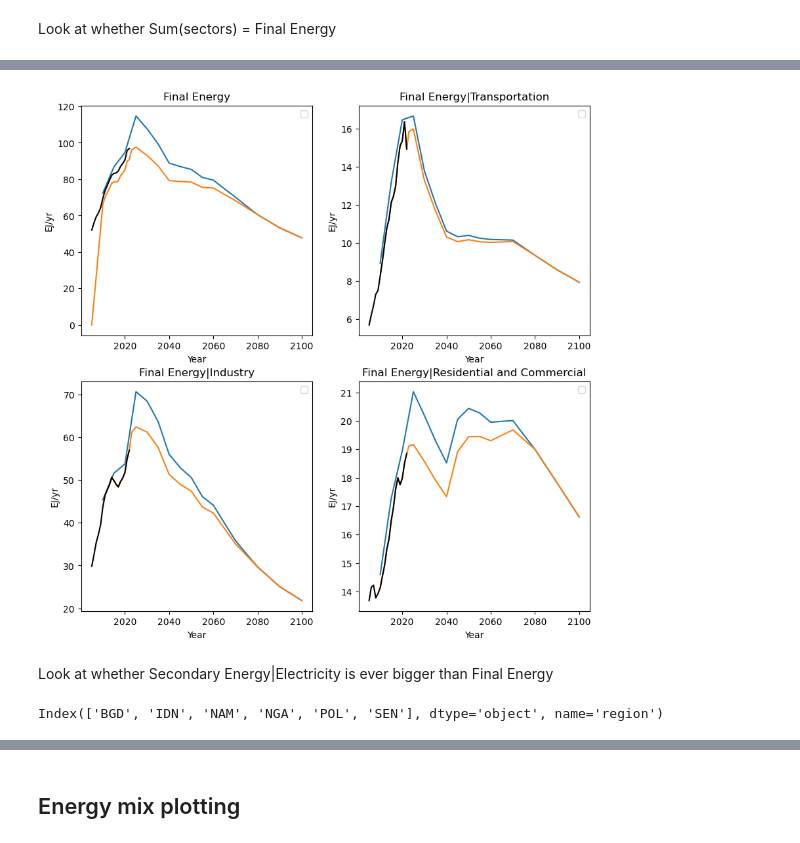
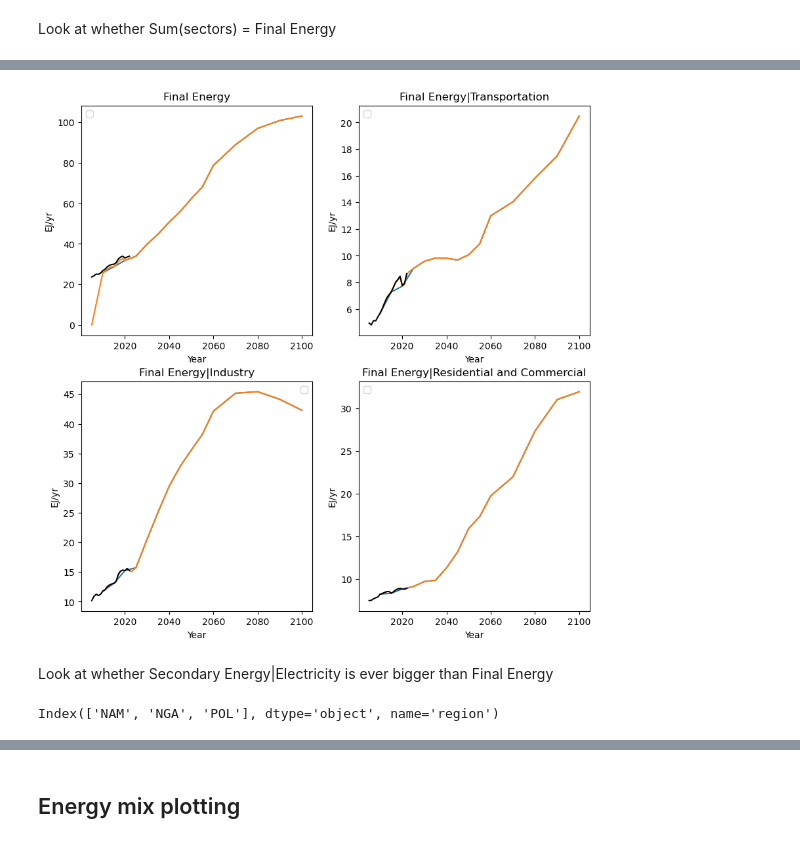
Before and after one commit to fabiosferra/DSCALE, a Jupyter notebook: notebook/explore_enduse.ipynb, the cells around one changed output, grey strips where cells are left out. Saved outputs shown, nothing was run; the diff lists cells and outputs as text; code cells hidden in the pictures.

Commit message:
explore results nbs

```diff
--- a/notebook/explore_enduse.ipynb
+++ b/notebook/explore_enduse.ipynb
@@ -107,6 +108,6 @@ npe_siamese = pyam.IamDataFrame(NPE_PATH / '3_Data/results_v12/siamese.csv')
 # %% [markdown]
 Load up DSCALE results
 # %%
-dscale_results = pyam.IamDataFrame(f'../results/5_Explorer_and_New_Variables/{dscale_project}/{dscale_suffix}/REMIND 3.4_2022_harmo_step5h_hydrogen.csv')
+dscale_results = pyam.IamDataFrame(f'../results/5_Explorer_and_New_Variables/{dscale_project}/{dscale_suffix}/REMIND 3.4_2023_harmo_step5h_hydrogen.csv')
 # dscale_results = pyam.IamDataFrame(f'../results/5_Explorer_and_New_Variables/{dscale_project}/{dscale_suffix}/REMIND 3.4_2022_harmo_step5e_None.csv')
 # %% [output]
@@ -529,17 +532,17 @@ inferred_other_sector
 # %%
 f, ax = plt.subplots(nrows=2,ncols=2,figsize=(10,10))
-plot_region = 'CHA'
+plot_region = 'OAS'
 
 sectors = ['Final Energy','Final Energy|Transportation','Final Energy|Industry','Final Energy|Residential and Commercial']
 
 for count, ax in enumerate(ax.ravel()):
     plt.sca(ax)
     dscale_results_agg.filter(variable=sectors[count],region=plot_region).plot(ax=plt.gca())
     input_data.filter(variable=sectors[count],region=plot_region).plot(ax=plt.gca())
     hist_agg.filter(variable=sectors[count],region=plot_region,year=range(2005,2024)).plot(ax=plt.gca(),color='k')
     ax.set_title(f'{sectors[count]}')
 # %% [output]
-[figure, old version]
+[figure, new version]
 # %% [markdown]
 Look at whether Secondary Energy|Electricity is ever bigger than Final Energy
 # %%
@@ -560,9 +564,9 @@ tnd_losses = dscale_results.divide(
 # %%
 problem_isos = tnd_losses.loc[(tnd_losses.loc[:,2030:2060]>1).any(axis=1)].loc[isin(region=IKEA_ISOS)].pix.project('region').index
 # %%
-problem_isos# = ['AUS','CAN','NZL']
+problem_isos# = ['BRA','MEX','ARG']
 # %% [output]
-Index(['BGD', 'IDN', 'NAM', 'NGA', 'POL', 'SEN'], dtype='object', name='region')
+Index(['NAM', 'NGA', 'POL'], dtype='object', name='region')
 # %%
 year_proj = [
     2020,
```
Also changed, not shown: parts of 29 cells of this notebook, 2 other files.
